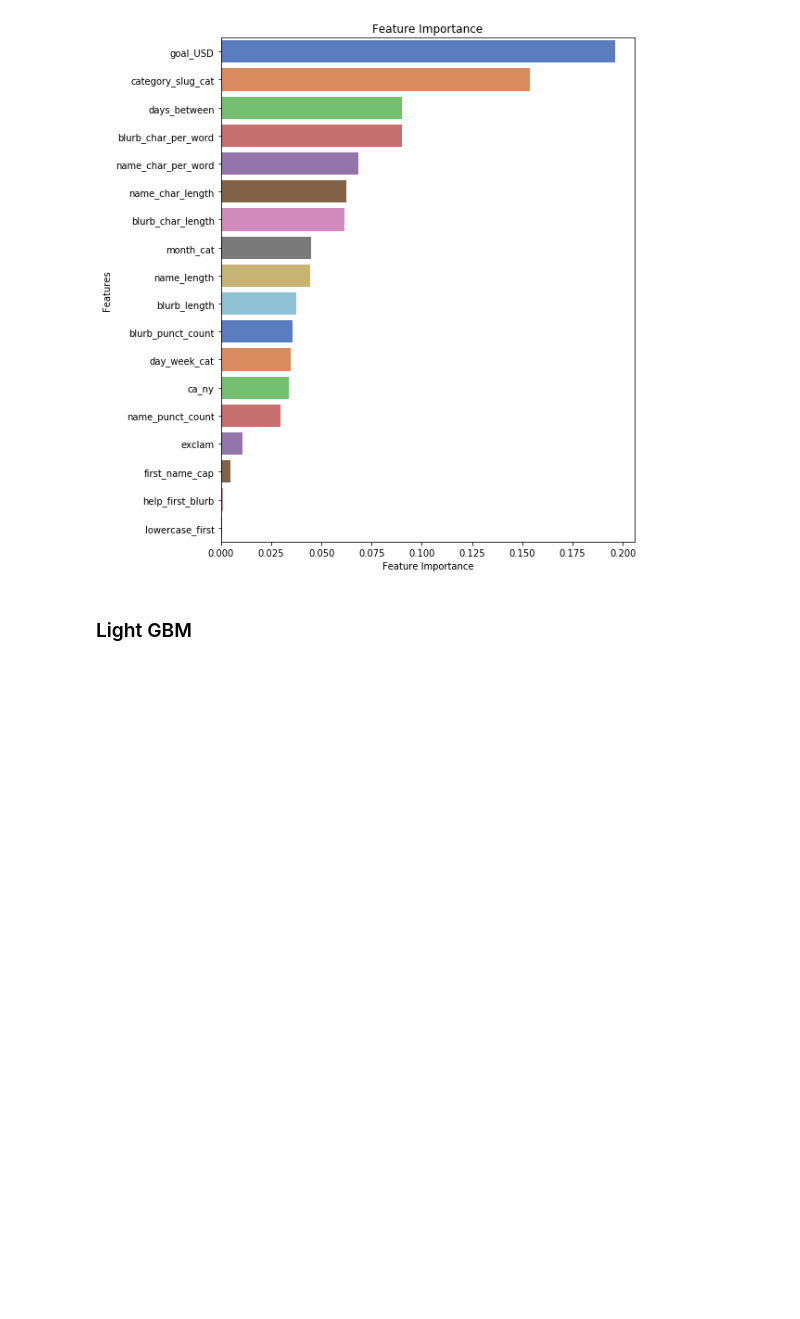
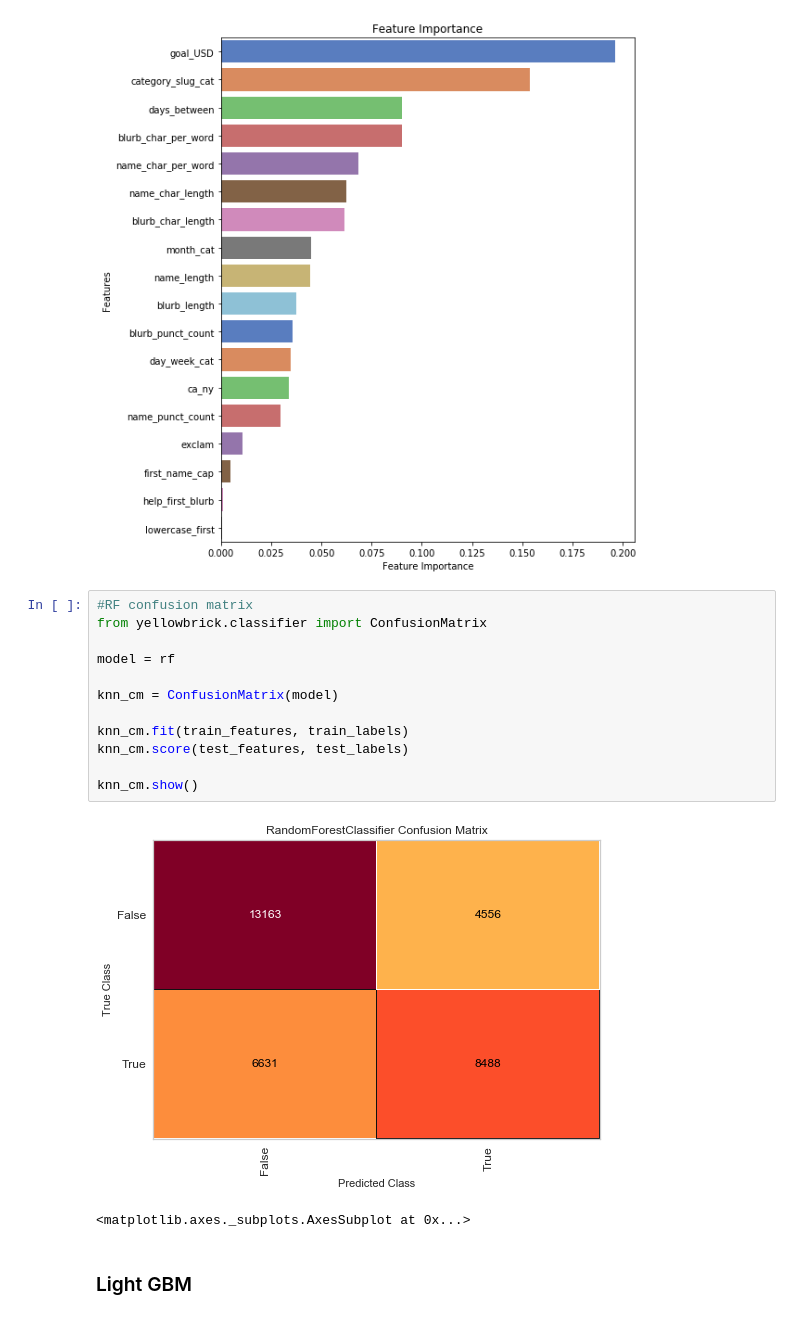
Before and after one commit to dwitten392/Springboard---DW, a Jupyter notebook: Capstone 1 - Kickstarter/Kickstart Projects - Final Cleaned Code.ipynb, the cells around one changed output. Cells and saved outputs as stored; diff of their text form; blank space fills up the shorter version.

```diff
--- a/Capstone 1 - Kickstarter/Kickstart Projects - Final Cleaned Code.ipynb
+++ b/Capstone 1 - Kickstarter/Kickstart Projects - Final Cleaned Code.ipynb
@@ -1215,6 +1215,21 @@ plt.title('Feature Importance')
 plt.show()
 # %% [output]
 [figure]
+# %%
+#RF confusion matrix
+from yellowbrick.classifier import ConfusionMatrix
+
+model = rf
+
+knn_cm = ConfusionMatrix(model)
+
+knn_cm.fit(train_features, train_labels)
+knn_cm.score(test_features, test_labels)
+
+knn_cm.show()
+# %% [output]
+[figure, added]
+<matplotlib.axes._subplots.AxesSubplot at 0x...>
 # %% [markdown]
 ### Light GBM
 # %% [markdown]
```
Also changed, not shown: parts of 4 cells of this notebook.
